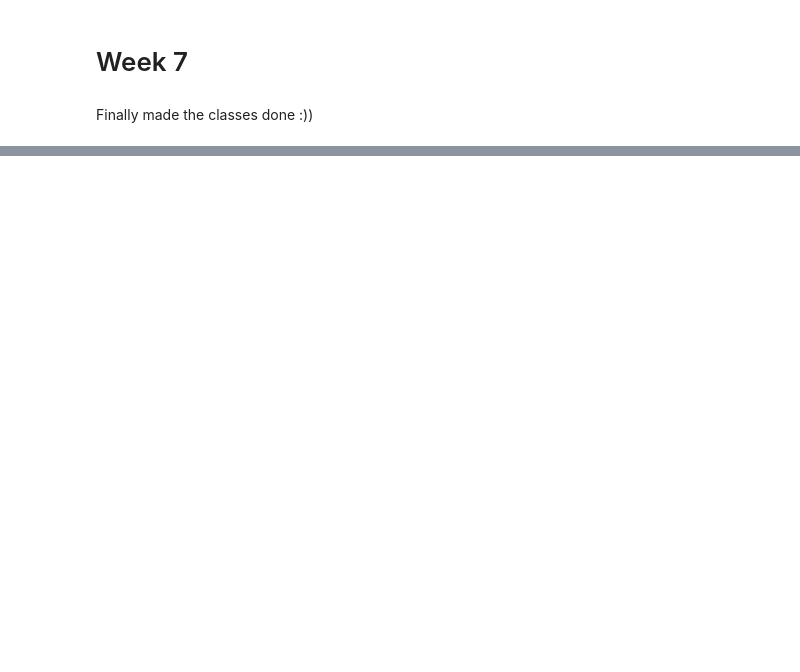
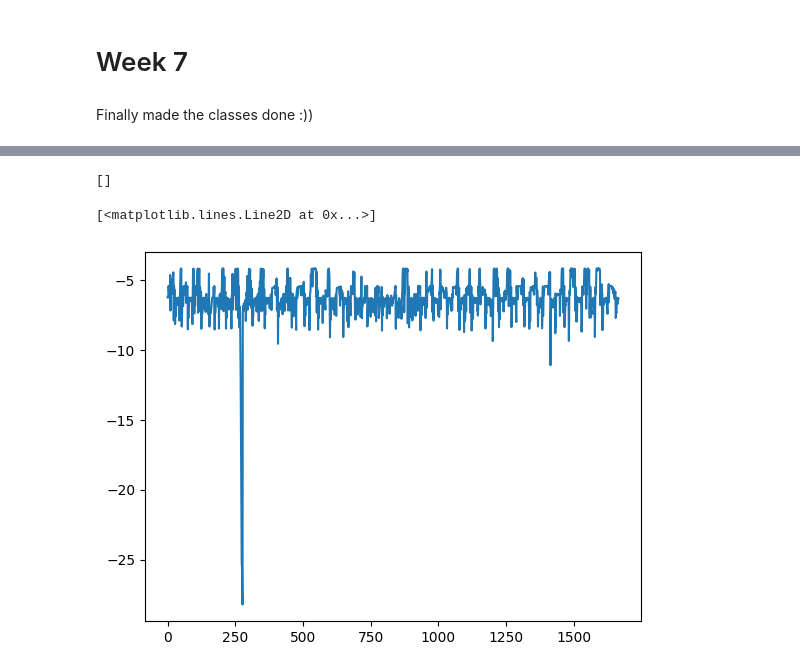
Before and after one commit to Maccen26/hmm-project, a Jupyter notebook: week7.ipynb, the cells around one changed output, grey strips where cells are left out. Drawn from its saved outputs; the diff is of its cells as text; code cells hidden in the pictures; blank space fills up the shorter version.

```diff
--- a/week7.ipynb
+++ b/week7.ipynb
@@ -106,0 +154,16 @@ fit_hist
+# %%
+
+params = hmm.params
+alg = ForwardAlgorithm()
+u0 = hmm_order_2._compute_stationary_distribution()
+
+output = alg.run(params, u0, ys)
+
+nan_ids = jnp.where(jnp.isnan(output.ft))[0]
+print(nan_ids)
+
+plt.plot(jnp.log(output.ft))
+# %% [output]
+[]
+[<matplotlib.lines.Line2D at 0x...>]
+[figure, added]
```
Also changed, not shown: parts of 15 cells of this notebook, 13 other files.
